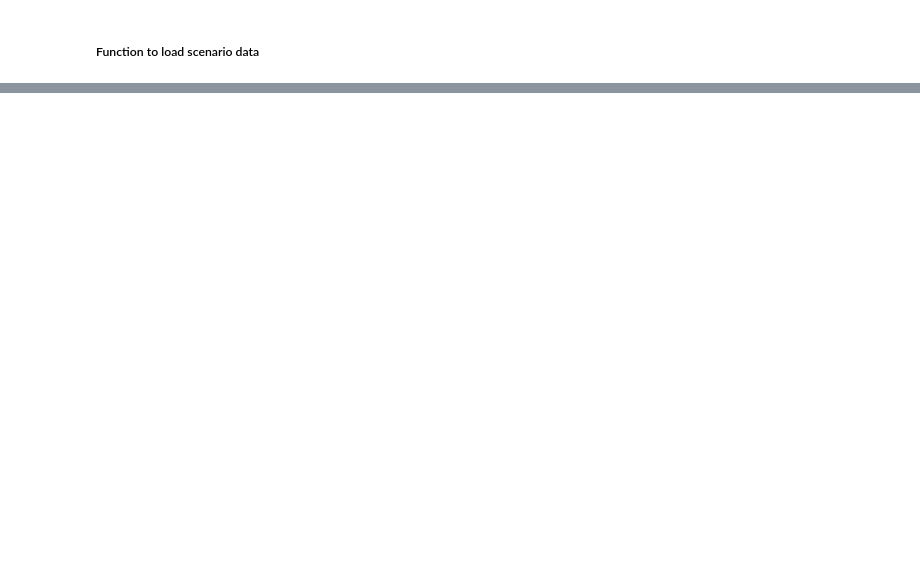
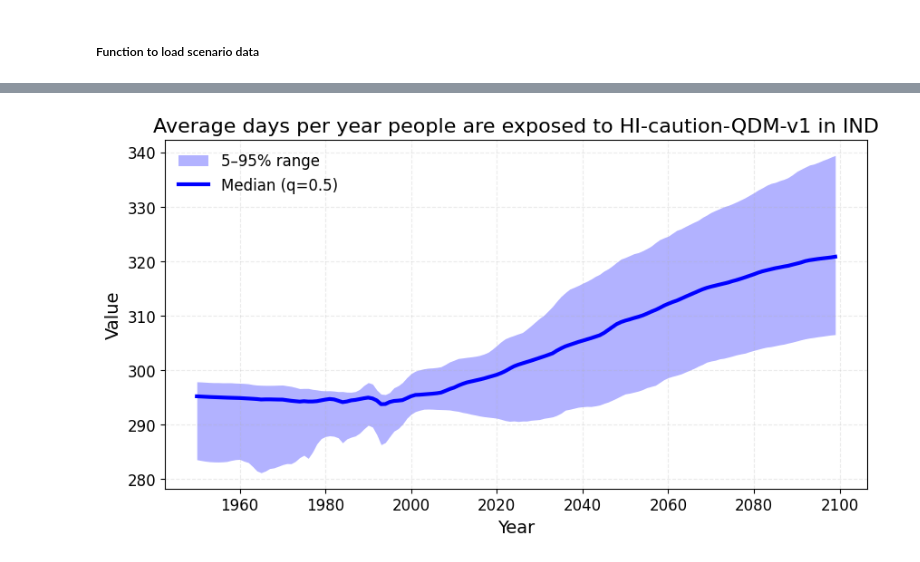
Before and after one commit to rosapietroiusti/dem4cli, a Jupyter notebook: notebooks/Run_RIMEX_new_weighing_schemes.ipynb, the cells around one changed output, grey strips where cells are left out. Saved outputs shown, nothing was run; the diff lists cells and outputs as text; code cells hidden in the pictures; blank space fills up the shorter version.

```diff
--- a/notebooks/Run_RIMEX_new_weighing_schemes.ipynb
+++ b/notebooks/Run_RIMEX_new_weighing_schemes.ipynb
@@ -172,3 +104,23 @@ plt.close(fig)
+# %%
+#INDICATOR = 'HI-extreme-caution-QDM-v1' - loading
+
+INDICATOR = 'HI-caution-QDM-v1'
+
+COUNTRY = 'IND'
+SEASON = 'annual'
+
+PATH=r"C:\Users\rpietroi\Documents\repos-local\data-rimex\pdrive\projects\icigroup\RIME-X-Lifetime-Exposure"
+
+weightings = {}
+for i in range(150):
+    if 1950+i <= 2025:
+        weightings[1950+i] = f'historical_{1950+i}_popweight'
+    else:
+        weightings[1950+i] = f'ssp2_{1950+i}_popweight'
+
+quantile_maps = {year: f'{PATH}/isimip3/running-21-years/quantilemaps_regional_admin/{INDICATOR}/{COUNTRY}/{INDICATOR}_{SEASON}_{COUNTRY.lower()}_{weighting}_eq.nc' for year,weighting in weightings.items()}
+
+prediction = make_timesensitive_quantilemap_prediction(quantile_maps, scenario, region = COUNTRY, indicator = INDICATOR, samples = 5000)
 # %%
 import numpy as np
 import matplotlib.pyplot as plt
@@ -205 +157,81 @@ plot_ensemble(scenario, title="Climate projections 1950–2100")
+# %%
+import matplotlib.pyplot as plt
+#import seaborn as sns
+
+def plot_quantile_timeseries(
+    da,
+    central_quantile=0.5,
+    lower_quantile=0.05,
+    upper_quantile=0.95,
+    ax=None,
+    color=None,
+    label=None,
+    figsize=(10, 5),
+    title=None,
+):
+    """
+    Plot a time series with quantile uncertainty shading.
+
+    Returns
+    -------
+    fig, ax
+    """
+
+    if color is None:
+        color = 'blue'
+    if ax is None:
+        fig, ax = plt.subplots(figsize=figsize)
+    else:
+        fig = ax.figure
+
+    years = da["year"].values
+    central = da.sel(quantile=central_quantile).values
+    lower = da.sel(quantile=lower_quantile).values
+    upper = da.sel(quantile=upper_quantile).values
+
+    # Uncertainty band
+    ax.fill_between(
+        years,
+        lower,
+        upper,
+        color=color,
+        alpha=0.3,
+        linewidth=0,
+        label=f"{int(lower_quantile*100)}–{int(upper_quantile*100)}% range",
+    )
+
+    # Central line
+    ax.plot(
+        years,
+        central,
+        color=color,
+        linewidth=3,
+        label=label or f"Median (q={central_quantile})",
+    )
+
+    ax.set_xlabel("Year", fontsize=14)
+    ax.set_ylabel(da.name if da.name else "Value", fontsize=14)
+    ax.set_title(title or da.name, fontsize=16)
+    ax.grid(True, alpha=0.25, linestyle="--")
+    ax.tick_params(axis="both", labelsize=12)
+    ax.legend(frameon=False, fontsize=12)
+
+    return fig, ax
+
+from pathlib import Path
+
+PLOT_DIR = Path("climate-impact-explorer-preprocessing/plots")
+PLOT_DIR.mkdir(parents=True, exist_ok=True)
+
+fig, ax = plot_quantile_timeseries(
+    prediction,
+    title=f"Average days per year people are exposed to {INDICATOR} in {COUNTRY}",
+)
+
+#outfile = PLOT_DIR / "regional_climate_impact.png"
+#fig.savefig(outfile, dpi=300, bbox_inches="tight")
+plt.show()
+plt.close(fig)
+# %% [output]
+[figure, new version]
 # %% [markdown]
```
Also changed, not shown: parts of 33 cells of this notebook, 4 other files.
